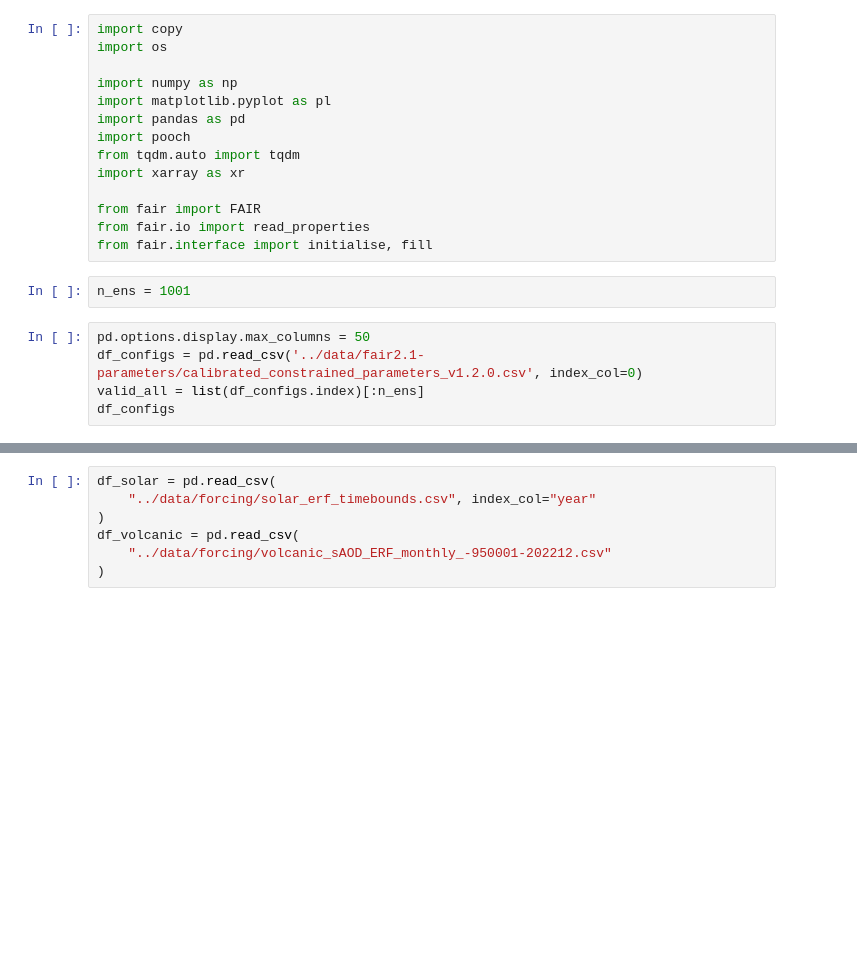
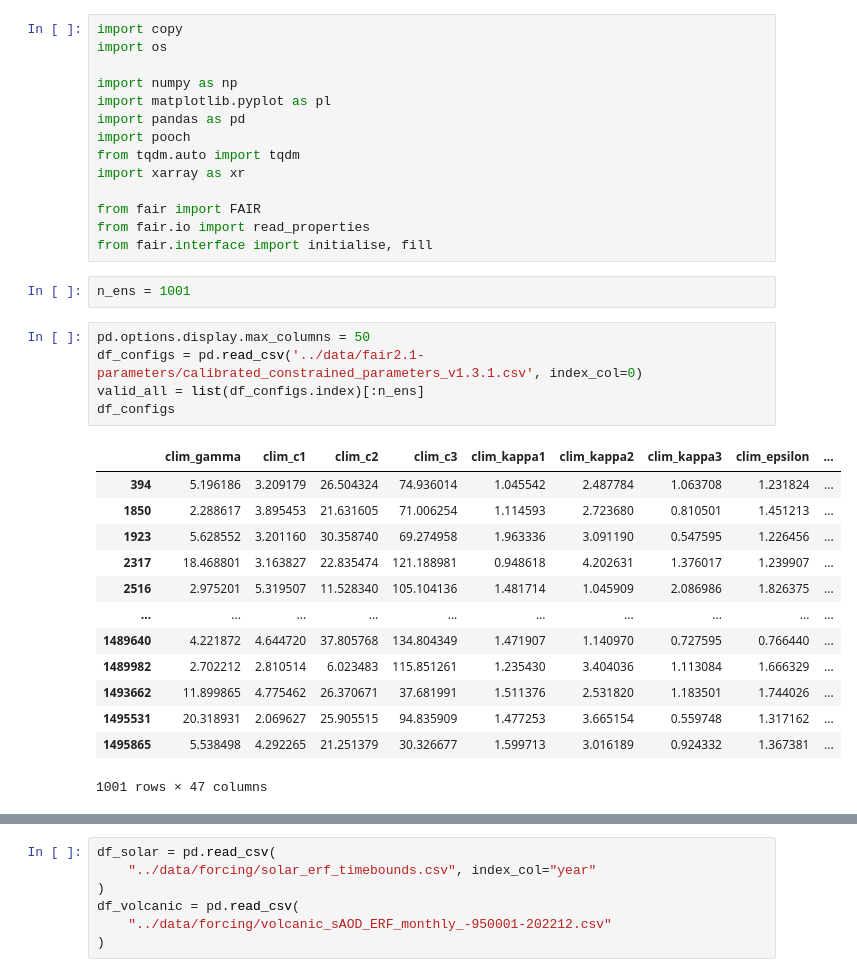
Before and after one commit to chrisroadmap/methane-mitigation, a Jupyter notebook: notebooks/ssp119-below-1.5C-iterate.ipynb, the cells around one changed output, grey strips where cells are left out. Cells and saved outputs as stored; diff of their text form; blank space fills up the shorter version.

```diff
--- a/notebooks/ssp119-below-1.5C-iterate.ipynb
+++ b/notebooks/ssp119-below-1.5C-iterate.ipynb
@@ -16,8 +16,22 @@ from fair.interface import initialise, fill
 n_ens = 1001
 # %%
 pd.options.display.max_columns = 50
-df_configs = pd.read_csv('../data/fair2.1-parameters/calibrated_constrained_parameters_v1.2.0.csv', index_col=0)
+df_configs = pd.read_csv('../data/fair2.1-parameters/calibrated_constrained_parameters_v1.3.1.csv', index_col=0)
 valid_all = list(df_configs.index)[:n_ens]
 df_configs
+# %% [output]
+|  | clim_gamma | clim_c1 | clim_c2 | clim_c3 | clim_kappa1 | clim_kappa2 | clim_kappa3 | clim_epsilon | ... |
+| 394 | 5.196186 | 3.209179 | 26.504324 | 74.936014 | 1.045542 | 2.487784 | 1.063708 | 1.231824 | ... |
+| 1850 | 2.288617 | 3.895453 | 21.631605 | 71.006254 | 1.114593 | 2.723680 | 0.810501 | 1.451213 | ... |
+| 1923 | 5.628552 | 3.201160 | 30.358740 | 69.274958 | 1.963336 | 3.091190 | 0.547595 | 1.226456 | ... |
+| 2317 | 18.468801 | 3.163827 | 22.835474 | 121.188981 | 0.948618 | 4.202631 | 1.376017 | 1.239907 | ... |
+| 2516 | 2.975201 | 5.319507 | 11.528340 | 105.104136 | 1.481714 | 1.045909 | 2.086986 | 1.826375 | ... |
+| ... | ... | ... | ... | ... | ... | ... | ... | ... | ... |
+| 1489640 | 4.221872 | 4.644720 | 37.805768 | 134.804349 | 1.471907 | 1.140970 | 0.727595 | 0.766440 | ... |
+| 1489982 | 2.702212 | 2.810514 | 6.023483 | 115.851261 | 1.235430 | 3.404036 | 1.113084 | 1.666329 | ... |
+| 1493662 | 11.899865 | 4.775462 | 26.370671 | 37.681991 | 1.511376 | 2.531820 | 1.183501 | 1.744026 | ... |
+| 1495531 | 20.318931 | 2.069627 | 25.905515 | 94.835909 | 1.477253 | 3.665154 | 0.559748 | 1.317162 | ... |
+| 1495865 | 5.538498 | 4.292265 | 21.251379 | 30.326677 | 1.599713 | 3.016189 | 0.924332 | 1.367381 | ... |
+1001 rows × 47 columns
 # %%
 df_configs.columns
```
Also changed, not shown: parts of 31 cells of this notebook, 41 other files.
